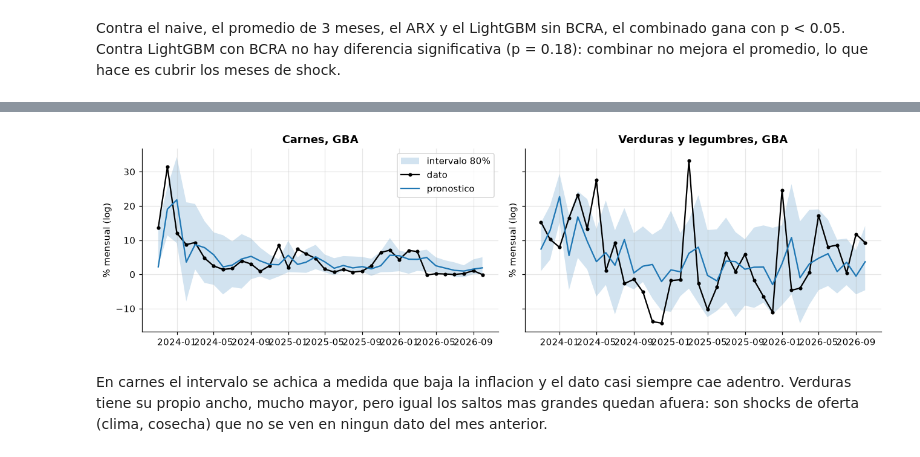
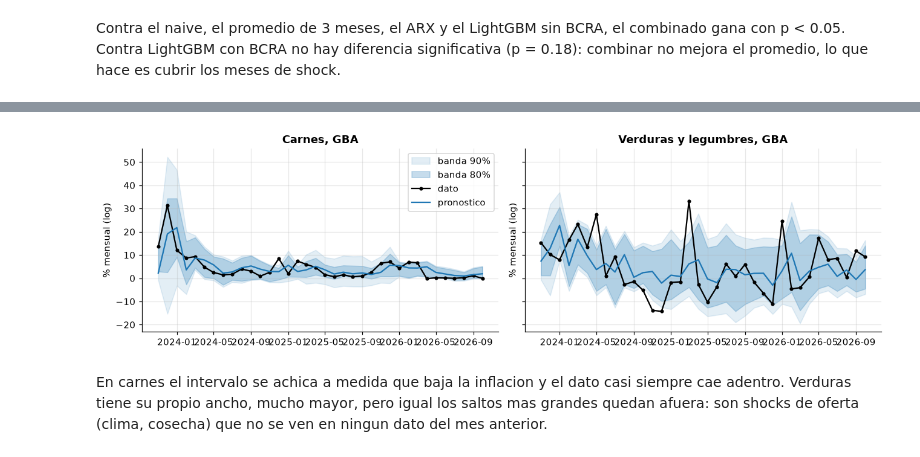
Before and after one commit to gabydomingo/monitor-de-traslado, a Jupyter notebook: notebooks/03_pronostico.ipynb, the cells around one changed output, grey strips where cells are left out. Cells and saved outputs as stored; diff of their text form; code cells hidden in the pictures.

Commit message:
conformal con ajuste por dolar y bandas de 80 y 90%

```diff
--- a/notebooks/03_pronostico.ipynb
+++ b/notebooks/03_pronostico.ipynb
@@ -154,17 +169,22 @@ La cobertura total queda en 81% y por rubro entre 78% y 84%. En 2024 sobra (88%)
 # %%
 fig, axes = plt.subplots(1, 2, figsize=(12, 3.5), sharey=True)
 for ax, rubro in zip(axes, ["carnes", "verduras"], strict=True):
     s = pred[(pred.par_id == rubro) & (pred.region == "GBA")].set_index("fecha")
-    ax.fill_between(s.index, 100 * s.lgbm_inf, 100 * s.lgbm_sup, alpha=0.2, label="intervalo 80%")
+    ax.fill_between(
+        s.index, 100 * s.lgbm_inf_90, 100 * s.lgbm_sup_90, color="C0", alpha=0.12, label="banda 90%"
+    )
+    ax.fill_between(
+        s.index, 100 * s.lgbm_inf, 100 * s.lgbm_sup, color="C0", alpha=0.25, label="banda 80%"
+    )
     ax.plot(s.index, 100 * s.y, "k.-", label="dato")
     ax.plot(s.index, 100 * s.combinado, label="pronostico")
     ax.set_title(f"{nombres[rubro]}, GBA")
     ax.set_ylabel("% mensual (log)")
 axes[0].legend()
 plt.tight_layout()
 plt.show()
 # %% [output]
-[figure, old version]
+[figure, new version]
 # %% [markdown]
 En carnes el intervalo se achica a medida que baja la inflacion y el dato casi siempre cae adentro. Verduras tiene su propio ancho, mucho mayor, pero igual los saltos mas grandes quedan afuera: son shocks de oferta (clima, cosecha) que no se ven en ningun dato del mes anterior.
 # %% [markdown]
```
Also changed, not shown: parts of 7 cells of this notebook, 8 other files.
